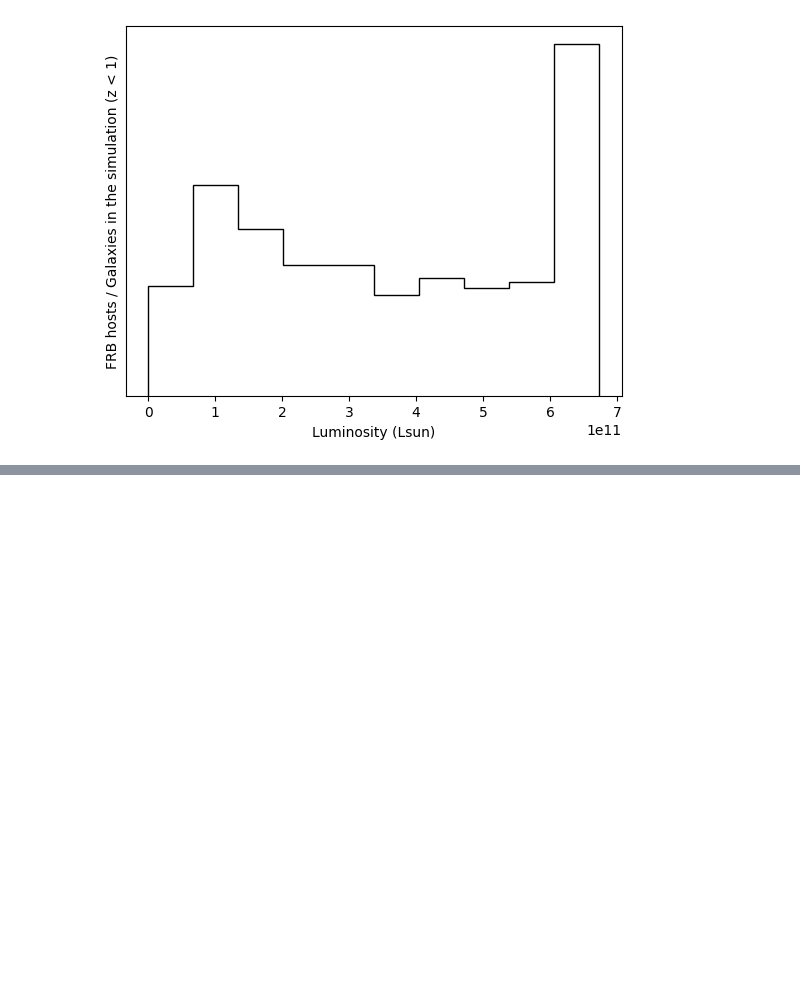
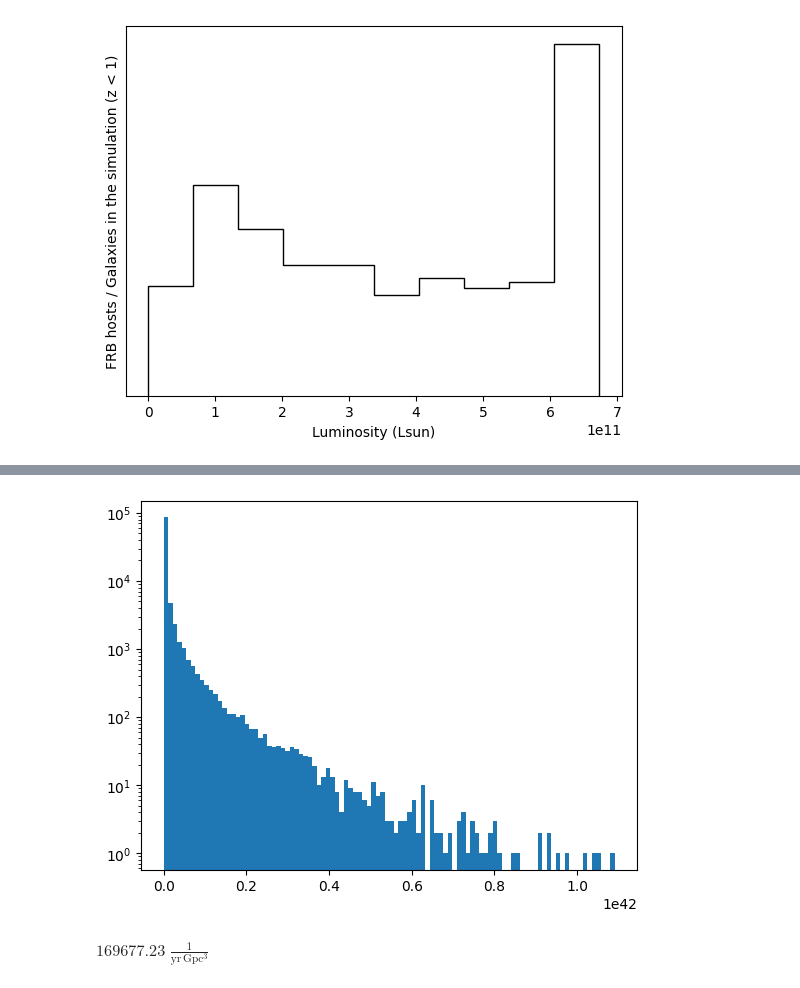
Before and after one commit to danielemichilli/slf, a Jupyter notebook: Gravitational_Lensing.ipynb, the cells around one changed output, grey strips where cells are left out. Saved outputs shown, nothing was run; the diff lists cells and outputs as text; code cells hidden in the pictures; blank space fills up the shorter version.

```diff
--- a/Gravitational_Lensing.ipynb
+++ b/Gravitational_Lensing.ipynb
@@ -1762,0 +2002,9 @@ plt.yticks([])
+# %%
+_ = plt.hist(frb_E, bins=100)
+plt.yscale('log')
+# %% [output]
+[figure, added]
+# %%
+frb_emission_rate_z0
+# %% [output]
+$169677.23 \; \mathrm{\frac{1}{yr\,Gpc^{3}}}$
```
Also changed, not shown: parts of 19 cells of this notebook.
